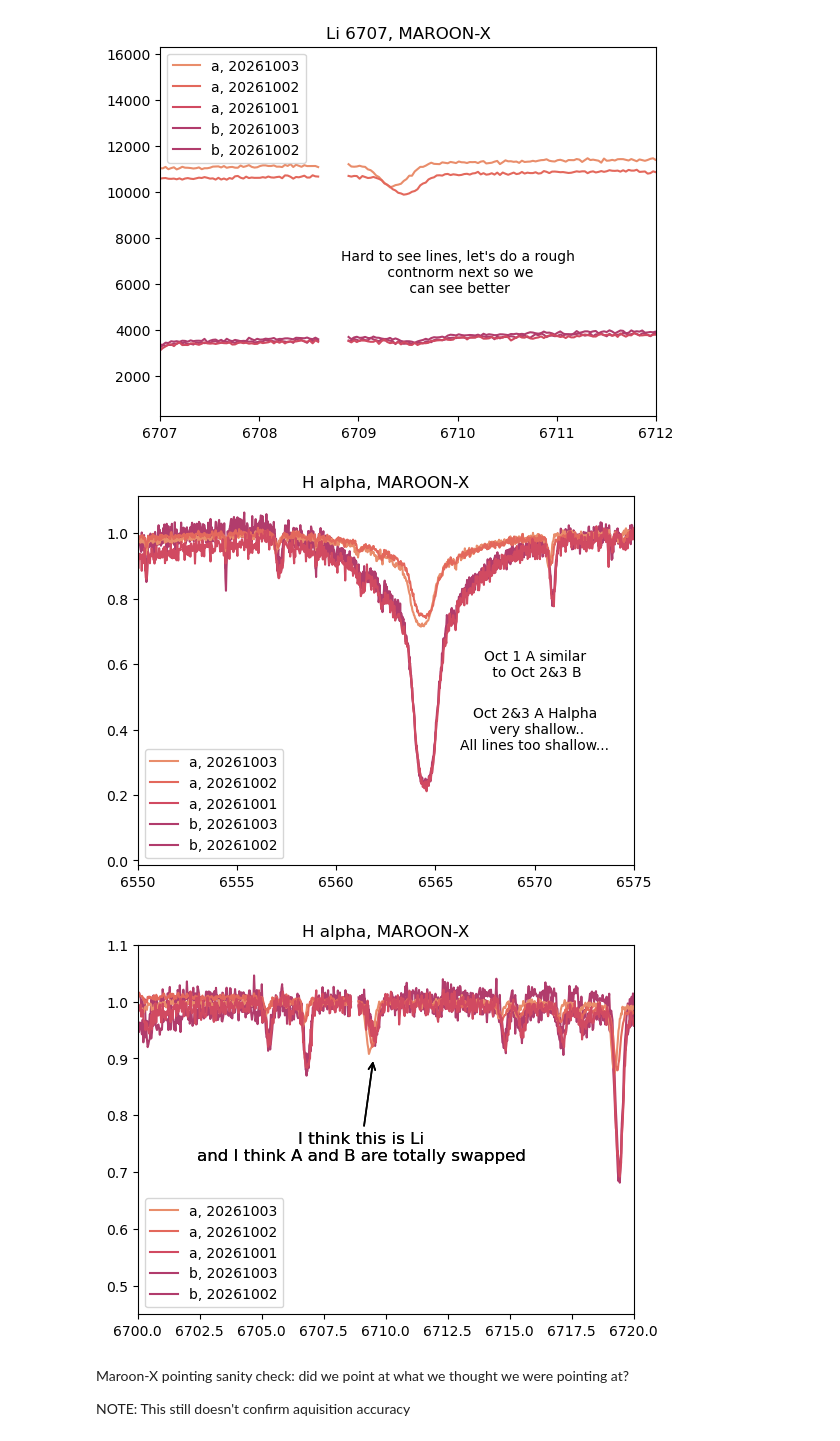
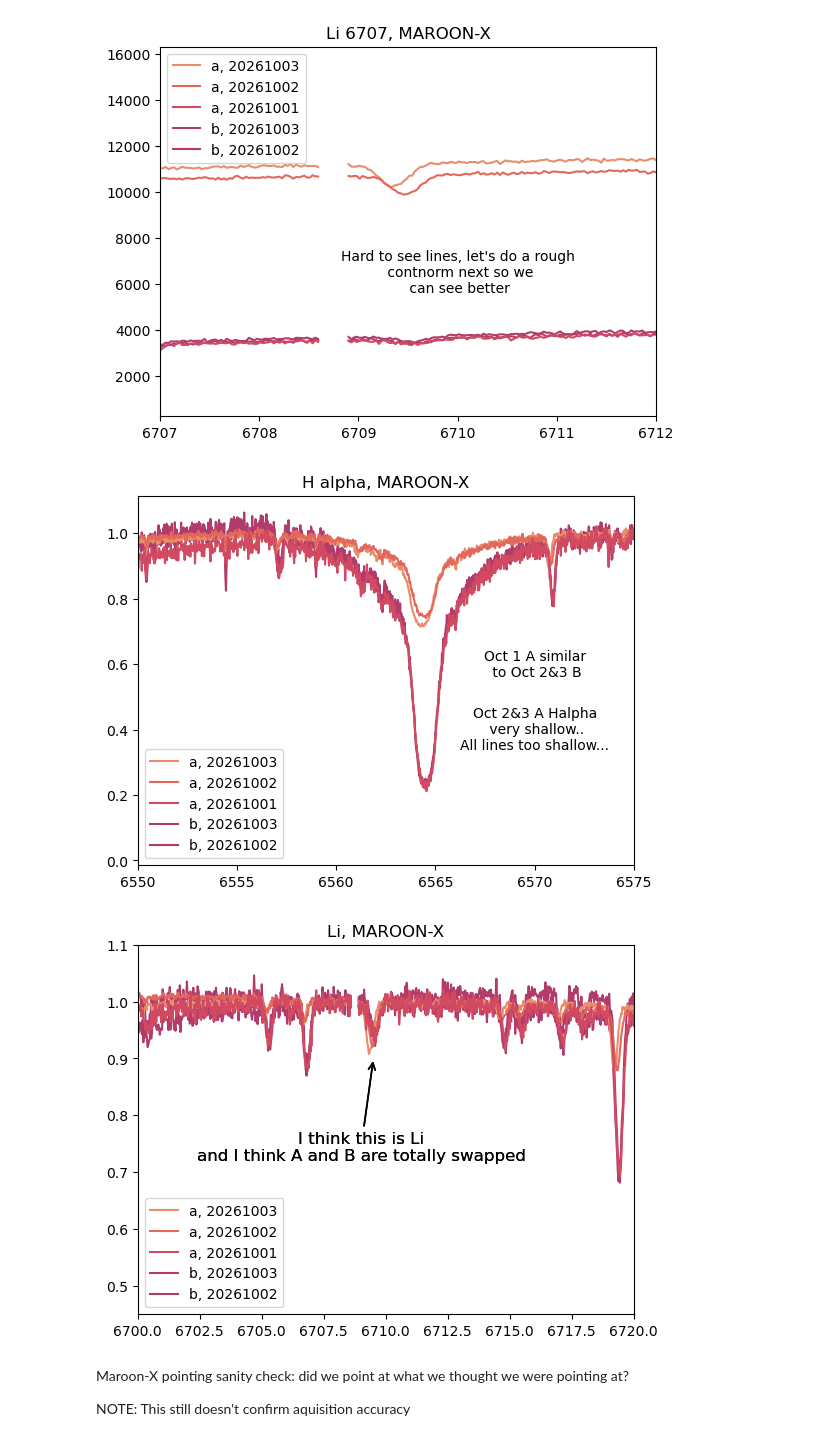
Before and after one commit to catherine-manea/WB74, a Jupyter notebook: reinvestigation.ipynb, the cells around one changed output. Cells and saved outputs as stored; diff of their text form; code cells hidden in the pictures.

```diff
--- a/reinvestigation.ipynb
+++ b/reinvestigation.ipynb
@@ -227,35 +227,35 @@ if arm == "BLUE":
     extver = 1
 elif arm == "RED":
     extver = 2
 
 for j, filename in enumerate(WB74_a_MAROONX_spectra):
     date = filename.split('/')[-1].split('_')[0].split('M')[0].strip('N')
     with fits.open(filename) as hdu:
         fluxes = np.asarray(hdu[("BOX_REDUCED_FIBER_3", extver)].data,dtype=float)[order]
         waves = np.asarray(hdu[("WLS_SIMULTANEOUS_FIBER_3", extver)].data,dtype=float)[order]*10
         plt.plot(waves, line_contnorm(waves, fluxes, 6708, 6711), label=f'a, {date}', c=palette[j])
 
 
 
 for filename in WB74_b_MAROONX_spectra:
     date = filename.split('/')[-1].split('_')[0].split('M')[0].strip('N')
     with fits.open(filename) as hdu:
         fluxes = np.asarray(hdu[("BOX_REDUCED_FIBER_3", extver)].data,dtype=float)[order]
         waves = np.asarray(hdu[("WLS_SIMULTANEOUS_FIBER_3", extver)].data,dtype=float)[order]*10
         plt.plot(waves, line_contnorm(waves, fluxes, 6708, 6711), c=palette[3], label=f'b, {date}', zorder=0)
         plt.annotate('I think this is Li\nand I think A and B are totally swapped',xy=(6709.5, 0.90),xytext=(6709, 0.72),
             ha='center',fontsize=12,arrowprops=dict(arrowstyle='->',lw=1.2))
 
 plt.xlim(6700, 6720)
 plt.ylim(.45, 1.1)
 # plt.text(6570, .6, 'Oct 1 A similar\n to Oct 2&3 B', va='center',ha='center')
 # plt.text(6570, .4, 'Oct 2&3 A Halpha\n very shallow..\nAll lines too shallow...', va='center',ha='center')
-plt.title('H alpha, MAROON-X')
+plt.title('Li, MAROON-X')
 plt.legend()
 plt.show()
 # %% [output]
 [figure]
-[figure, old version]
+[figure, new version]
 # %% [markdown]
 Maroon-X pointing sanity check: did we point at what we thought we were pointing at?
 
```
Also changed, not shown: parts of 4 cells of this notebook.
